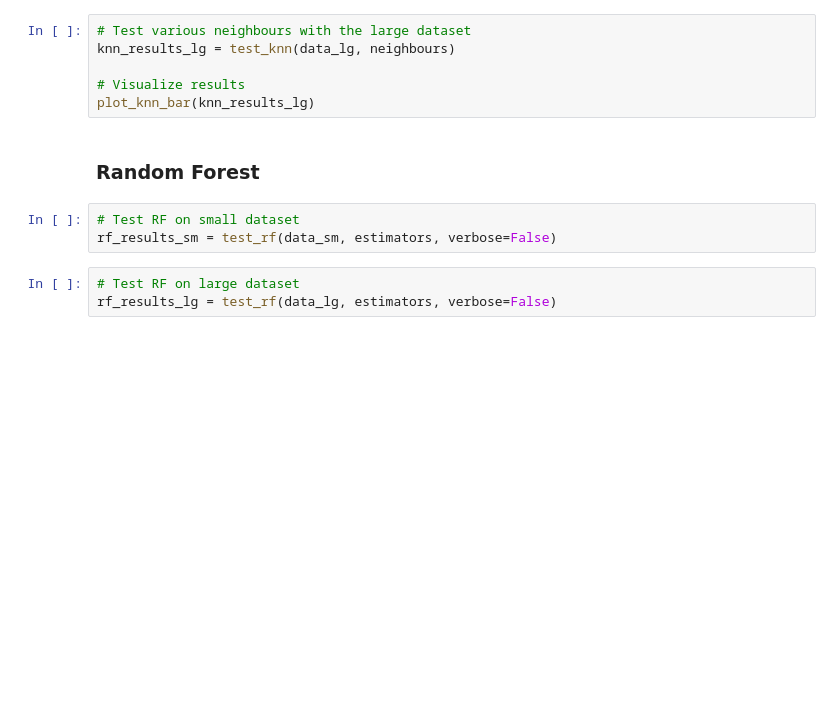
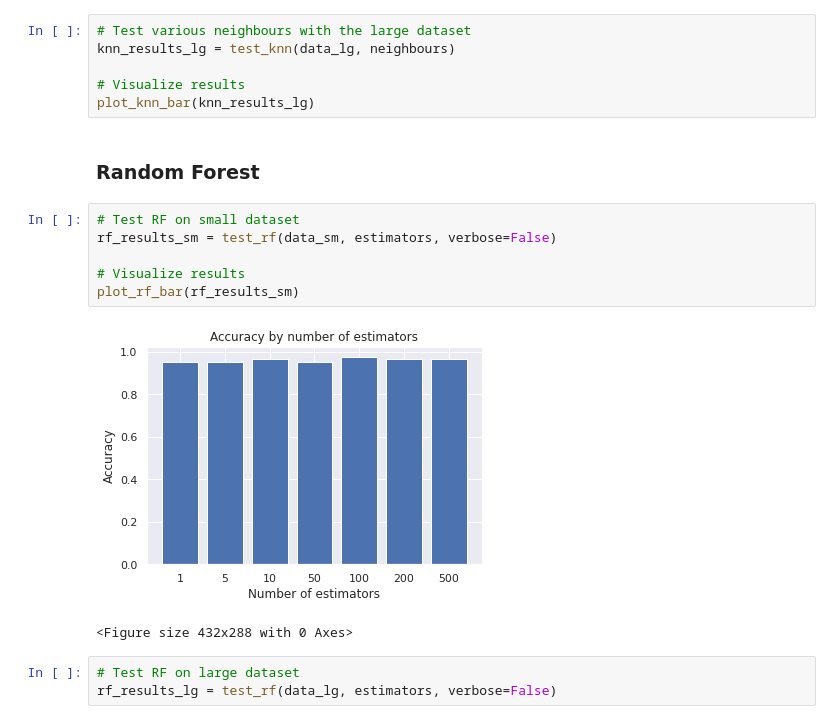
Before and after one commit to brittanyhewitson/epidemic_prediction, a Jupyter notebook: notebooks/report_code.ipynb, the cells around one changed output. Drawn from its saved outputs; the diff is of its cells as text; blank space fills up the shorter version.

```diff
--- a/notebooks/report_code.ipynb
+++ b/notebooks/report_code.ipynb
@@ -302,6 +311,12 @@ plot_knn_bar(knn_results_lg)
 # %%
 # Test RF on small dataset
 rf_results_sm = test_rf(data_sm, estimators, verbose=False)
+
+# Visualize results
+plot_rf_bar(rf_results_sm)
+# %% [output]
+[figure, added]
+<Figure size 432x288 with 0 Axes>
 # %%
 # Test RF on large dataset
 rf_results_lg = test_rf(data_lg, estimators, verbose=False)
```
Also changed, not shown: parts of 11 cells of this notebook, 4 other files.
